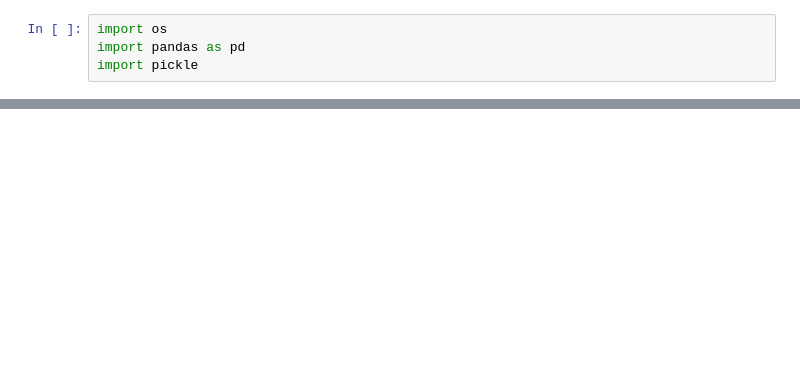
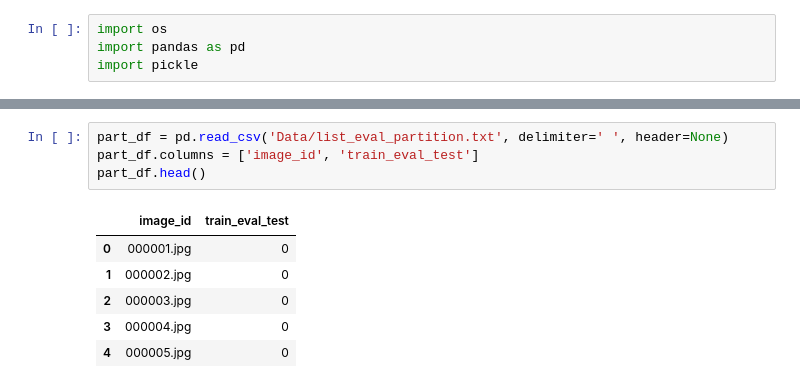
Before and after one commit to khangtran2020/scalableRR_property_attack, a Jupyter notebook: celeba_reading.ipynb, the cells around one changed output, grey strips where cells are left out. Saved outputs shown, nothing was run; the diff lists cells and outputs as text; blank space fills up the shorter version.

```diff
--- a/celeba_reading.ipynb
+++ b/celeba_reading.ipynb
@@ -148,0 +16,11 @@ prop_df.to_csv('Data/prop.csv', index=False)
+# %%
+part_df = pd.read_csv('Data/list_eval_partition.txt', delimiter=' ', header=None)
+part_df.columns = ['image_id', 'train_eval_test']
+part_df.head()
+# %% [output]
+|  | image_id | train_eval_test |
+| 0 | 000001.jpg | 0 |
+| 1 | 000002.jpg | 0 |
+| 2 | 000003.jpg | 0 |
+| 3 | 000004.jpg | 0 |
+| 4 | 000005.jpg | 0 |
```
Also changed, not shown: parts of 41 cells of this notebook, 16 other files.
